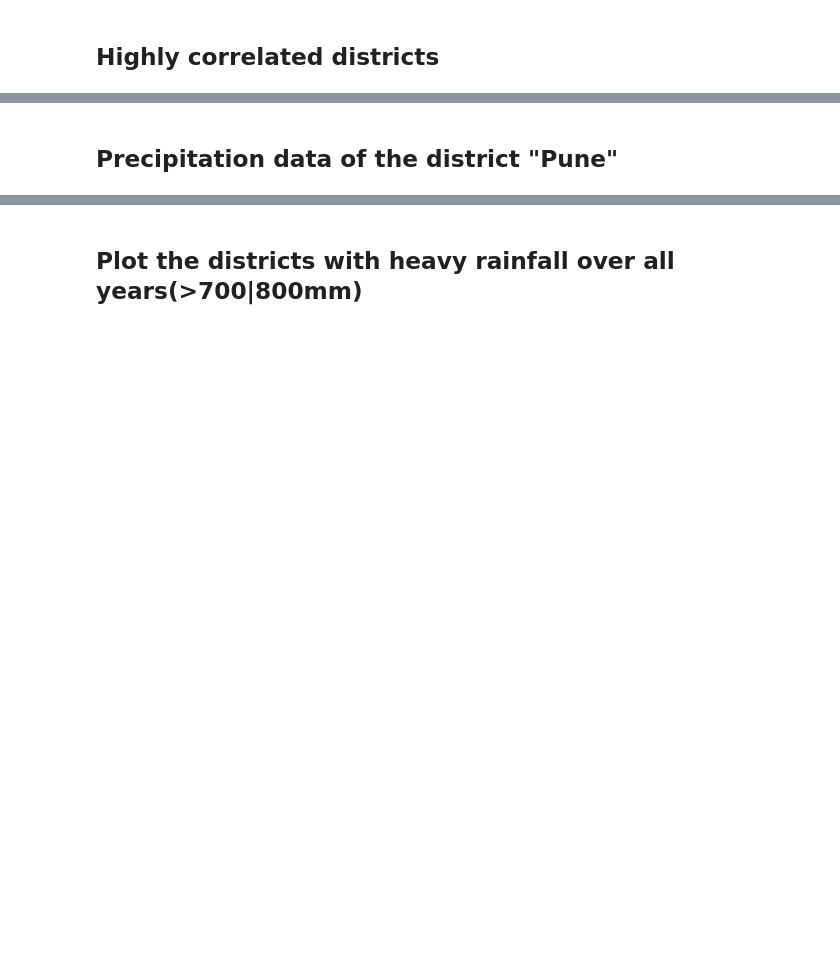
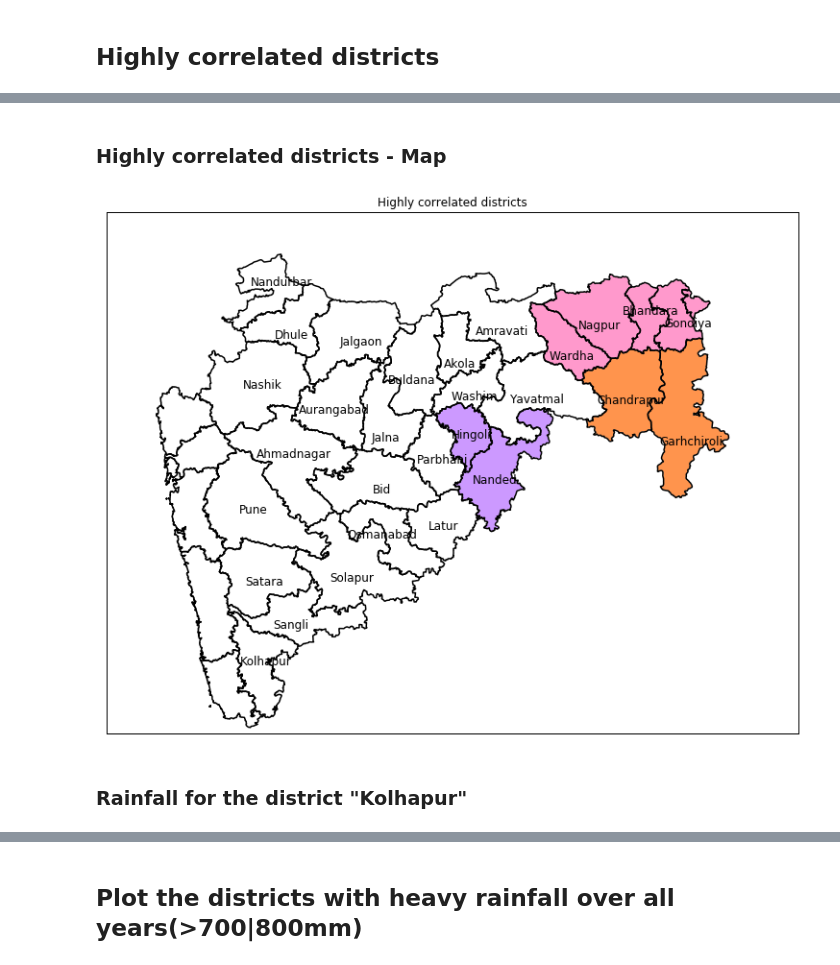
Before and after one commit to Abhishekmamidi123/Time-Series-Forecasting, a Jupyter notebook: Maharashtra/Maharashtra_Analysis.ipynb, the cells around one changed output, grey strips where cells are left out. Saved outputs shown, nothing was run; the diff lists cells and outputs as text; code cells hidden in the pictures; blank space fills up the shorter version.

Commit message:
Visualization of data using Maps

```diff
--- a/Maharashtra/Maharashtra_Analysis.ipynb
+++ b/Maharashtra/Maharashtra_Analysis.ipynb
@@ -145,4 +158,68 @@ high_corr_districts
+# %% [markdown]
+### Highly correlated districts - Map
+# %%
+correlated_districts = [['Nagpur', 'Gondiya', 'Wardha', 'Bhandara'], ['Nanded', 'Hingoli'], ['Chandrapur', 'Garhchiroli']]
+correlated_districts_dict = {}
+bin_num = 0
+for l in correlated_districts:
+    for dist in l:
+        correlated_districts_dict[dist]=bin_num
+    bin_num+=1
+
+latlon_data = pd.read_csv("district_latlon.csv")
+latlon_data = latlon_data.drop(latlon_data.columns[latlon_data.columns.str.contains('unnamed',case = False)],axis = 1)
+
+num_colors = len(correlated_districts)
+cm = plt.get_cmap('rainbow')
+correlated_districts_df = pd.DataFrame({'Method': list(correlated_districts_dict.values())})
+correlated_districts_df.index = correlated_districts_dict.keys()
+correlated_districts_df['bin'] = correlated_districts_dict.values()
+scheme = ['#ff99cc', '#cc99ff', '#ff944d']
+# scheme = [cm(i / num_colors) for i in range(num_colors)]
+values = correlated_districts_df.bin
+#bins = np.linspace(values.min(), values.max(), num_colors)
+
+fig = plt.figure(figsize=(18,10))
+ax = fig.add_subplot(111, frame_on=False)
+
+map = Basemap(projection='lcc',resolution='l', llcrnrlon=72,
+               llcrnrlat=15.5,urcrnrlon=82,urcrnrlat=22.5,lat_0=16,lon_0=75.11)
+map.drawmapboundary(fill_color='white')
+map.fillcontinents(color='white',lake_color='white')
+map.readshapefile('gadm36_IND_shp/gadm36_IND_2', 'gadm36_IND_2', drawbounds = False)
+
+patches   = []
+facecolor_array = []
+for info, shape in zip(map.gadm36_IND_2_info, map.gadm36_IND_2):
+    if(info['NAME_1'] == 'Maharashtra'):
+        x, y = zip(*shape)
+        map.plot(x, y, marker='', color='black')
+        district = info['NAME_2']
+        if district not in correlated_districts_df.index:
+            color = '#dddddd'
+        else:
+            color = scheme[correlated_districts_df.ix[district]['bin']]
+            patches.append( Polygon(np.array(shape), True))
+            facecolor_array.append(color)
+    else:
+        color = '#dddddd'
+
+ax.add_collection(PatchCollection(patches, facecolor= facecolor_array, edgecolor='w', linewidths=1., zorder=2))
+ax.set_title("Highly correlated districts")
+
+lat = latlon_data['lat'].tolist()
+lon = latlon_data['lon'].tolist()
+label_dist = latlon_data['district'].tolist()
+
+X,Y = map(lon,lat)
+ax.scatter(X,Y)
+for i, (x, y) in enumerate(zip(X, Y), start=0):
+    district_name = label_dist[i]
+    ax.annotate(district_name, (x,y), xytext=(0,0), textcoords='offset points',fontsize=12,color='black')
+plt.show()
+# %% [output]
+[figure, added]
 # %% [markdown]
-## Precipitation data of the district "Pune"
+### Rainfall for the district "Kolhapur"
 # %%
 plt.figure(figsize=(20,5))
```
Also changed, not shown: parts of 31 cells of this notebook.
